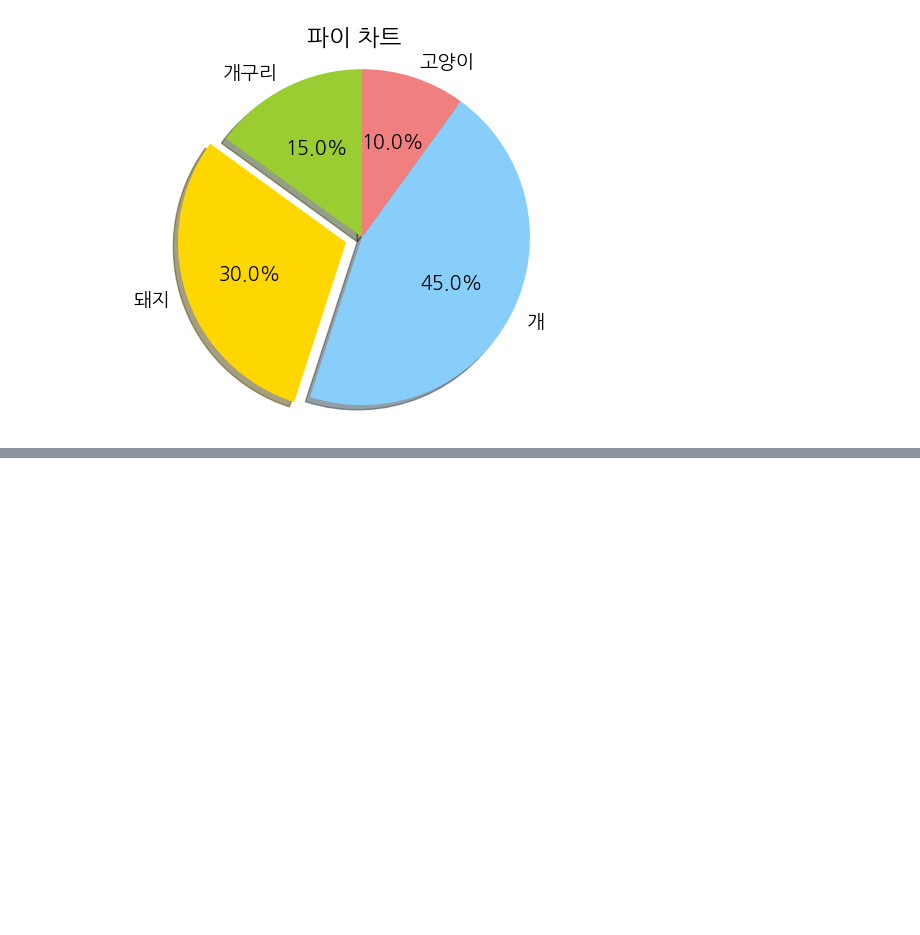
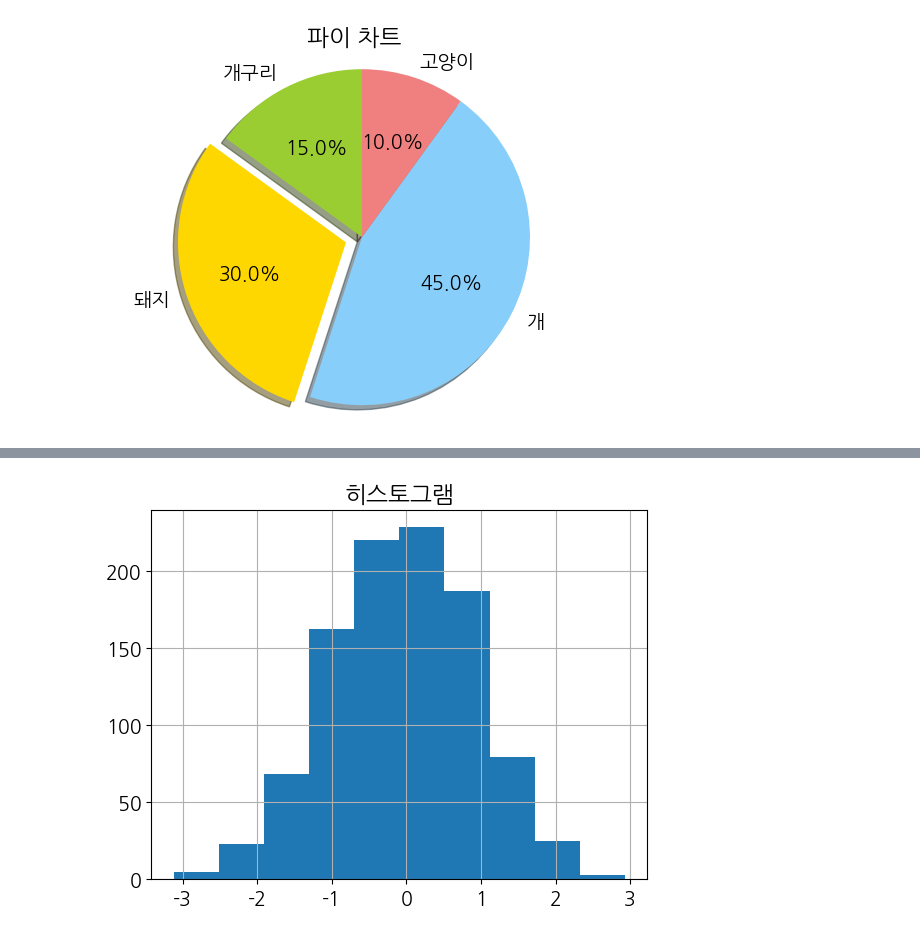
Before and after one commit to developernagk/STIS, a Jupyter notebook: pythonworkspace/matplotlib_visualize_data/matplotlib_variety_plots.ipynb, the cells around one changed output, grey strips where cells are left out. Saved outputs shown, nothing was run; the diff lists cells and outputs as text; code cells hidden in the pictures; blank space fills up the shorter version.

Commit message:
240304 11:48 matplotlib variety plots update

```diff
--- a/pythonworkspace/matplotlib_visualize_data/matplotlib_variety_plots.ipynb
+++ b/pythonworkspace/matplotlib_visualize_data/matplotlib_variety_plots.ipynb
@@ -85,0 +91,9 @@ plt.show()
+# %%
+x = np.random.randn(1000)
+
+plt.title('히스토그램')
+plt.hist(x, bins=10)
+plt.grid(True)
+plt.show()
+# %% [output]
+[figure, added]
```
Also changed, not shown: parts of 15 cells of this notebook.
